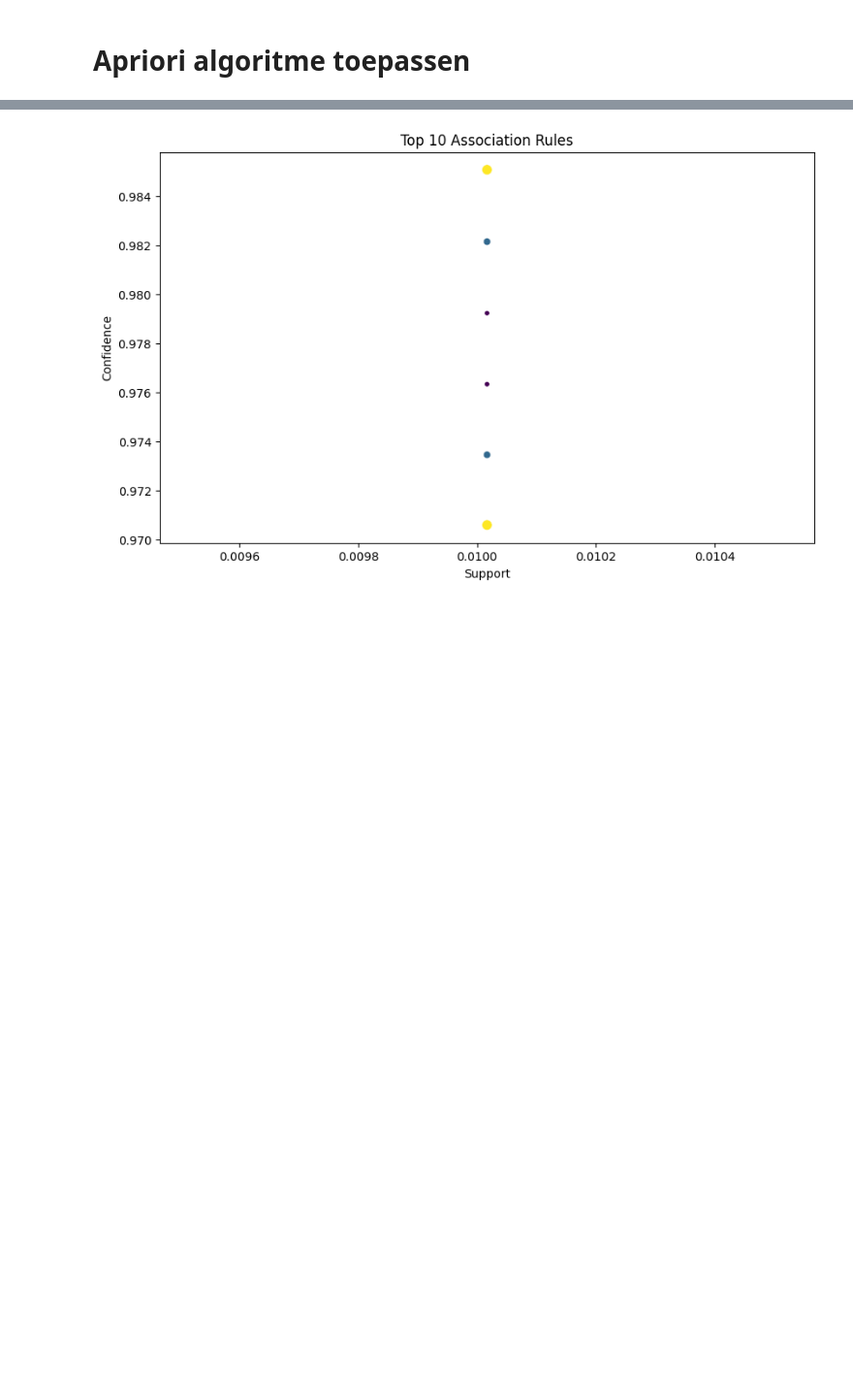
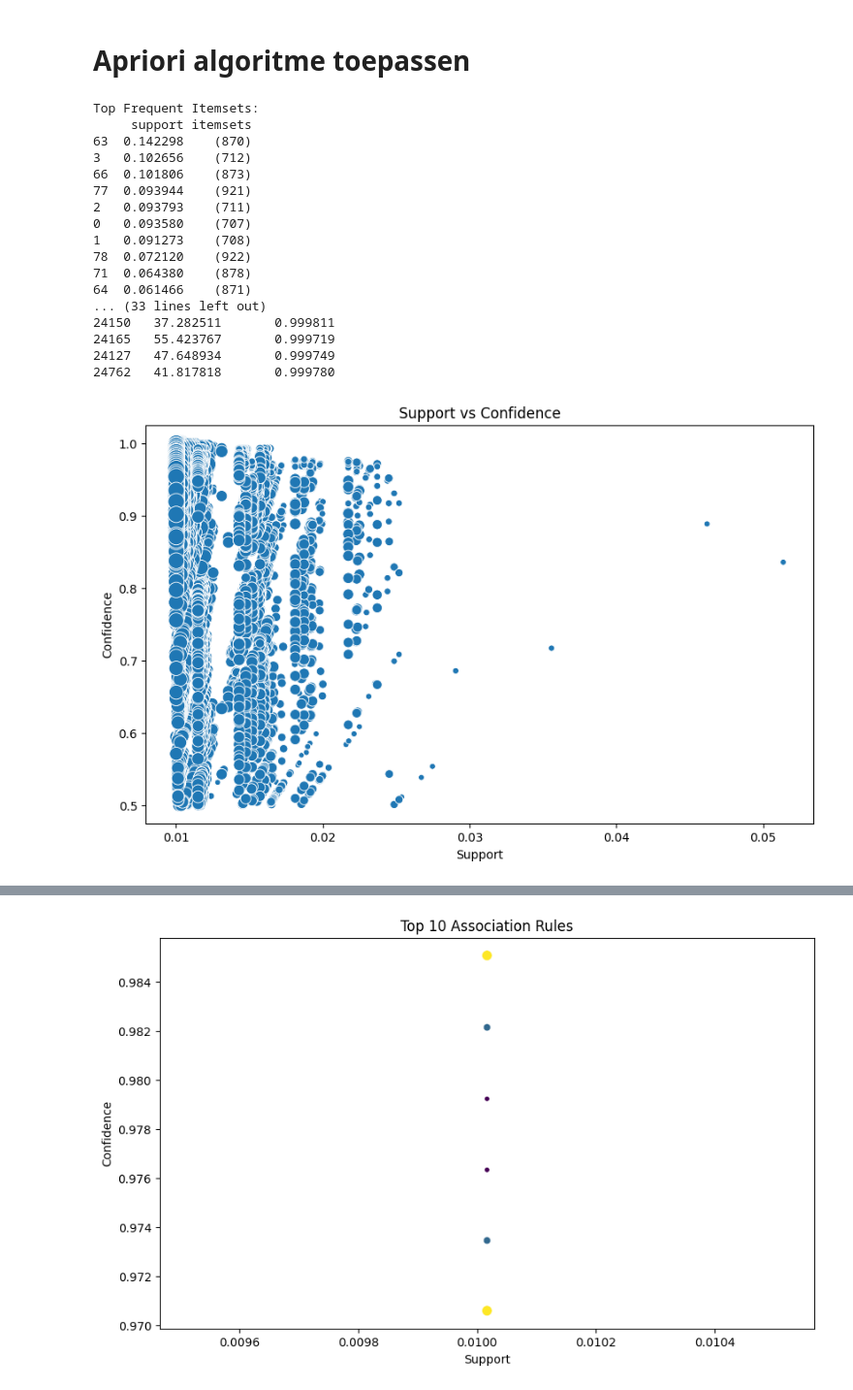
Before and after one commit to robbertsteggerda/machine-learning, a Jupyter notebook: frequent itemsets.ipynb, the cells around one changed output, grey strips where cells are left out. Shown at 97% size. Saved outputs shown, nothing was run; the diff lists cells and outputs as text; code cells hidden in the pictures; blank space fills up the shorter version.

Commit message:
frequent itemsets betere output data

```diff
--- a/frequent itemsets.ipynb
+++ b/frequent itemsets.ipynb
@@ -97,3 +97,75 @@ customers = pd.get_dummies(customers, columns=['Source'], drop_first=True)
 basket = sales.groupby(['OrderID', 'ProductID']).size().unstack().reset_index().fillna(0).set_index('OrderID')
 # %% [markdown]
 # Apriori algoritme toepassen
+# %%
+import pandas as pd
+from mlxtend.frequent_patterns import apriori, association_rules
+import matplotlib.pyplot as plt
+import seaborn as sns
+import warnings
+
+# Ignore warnings
+warnings.simplefilter('ignore')
+
+# Convert to binary values
+basket = basket.applymap(lambda x: 1 if x > 0 else 0)
+
+# Apply Apriori algorithm to find frequent itemsets
+frequent_itemsets = apriori(basket, min_support=0.01, use_colnames=True)
+
+# Display top frequent itemsets
+top_frequent_itemsets = frequent_itemsets.sort_values(by='support', ascending=False).head(10)
+print("Top Frequent Itemsets:")
+print(top_frequent_itemsets)
+
+# Generate association rules
+min_confidence = 0.5
+rules = association_rules(frequent_itemsets, metric="confidence", min_threshold=min_confidence)
+
+# Filter and display top rules by lift
+top_rules = rules.sort_values(by='lift', ascending=False).head(10)
+print("\nTop Association Rules by Lift:")
+print(top_rules)
+
+# Visualization: Scatter plot of support vs confidence
+plt.figure(figsize=(10, 6))
+sns.scatterplot(x="support", y="confidence", size="lift", data=rules, legend=False, sizes=(20, 200))
+plt.title('Support vs Confidence')
+plt.xlabel('Support')
+plt.ylabel('Confidence')
+plt.show()
+
+# Visualization: Scatter plot of support vs lift
+plt.figure(figsize=(10, 6))
+sns.scatterplot(x="support", y="lift", size="confidence", data=rules, legend=False, sizes=(20, 200))
+plt.title('Support vs Lift')
+plt.xlabel('Support')
+plt.ylabel('Lift')
+plt.show()
+
+# Display the rules
+print("\nAssociation Rules:")
+print(rules)
+
+# Optionally save the rules to a CSV file
+rules.to_csv('association_rules.csv', index=False)
+print("\nAssociation rules saved to 'association_rules.csv'.")
+# %% [output]
+Top Frequent Itemsets:
+     support itemsets
+63  0.142298    (870)
+3   0.102656    (712)
+66  0.101806    (873)
+77  0.093944    (921)
+2   0.093793    (711)
+0   0.093580    (707)
+1   0.091273    (708)
+78  0.072120    (922)
+71  0.064380    (878)
+64  0.061466    (871)
+... (33 lines left out)
+24150   37.282511       0.999811
+24165   55.423767       0.999719
+24127   47.648934       0.999749
+24762   41.817818       0.999780
+[figure, added]
```
Also changed, not shown: parts of 1 cell of this notebook, 1 other file.
